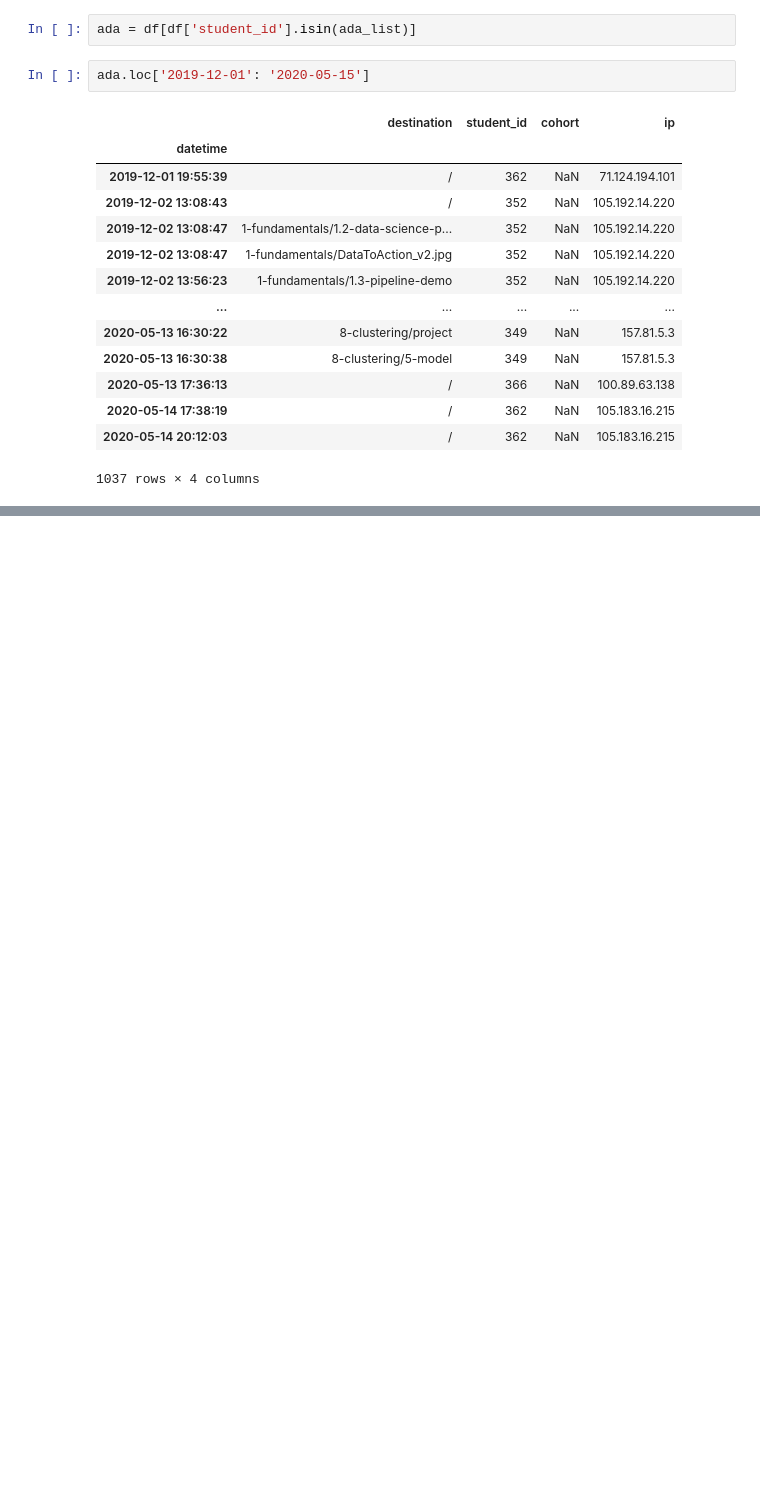
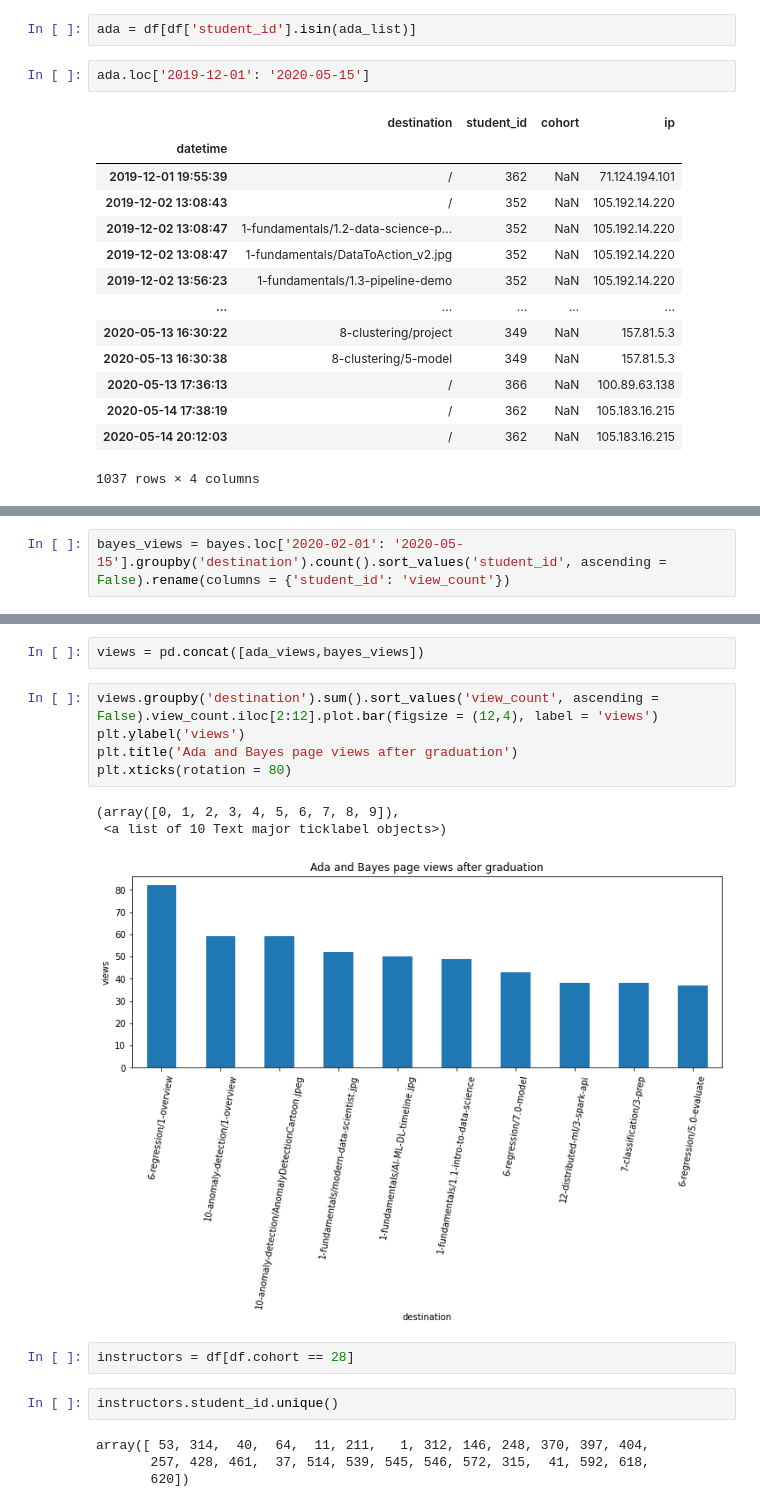
Before and after one commit to ravinder79/anomaly_detection, a Jupyter notebook: time_series_anomaly_detection.ipynb, the cells around one changed output, grey strips where cells are left out. Cells and saved outputs as stored; diff of their text form; blank space fills up the shorter version.

```diff
--- a/time_series_anomaly_detection.ipynb
+++ b/time_series_anomaly_detection.ipynb
@@ -235,0 +271,2 @@ plt.show()
+# %%
+bayes_views = bayes.loc['2020-02-01': '2020-05-15'].groupby('destination').count().sort_values('student_id', ascending = False).rename(columns = {'student_id': 'view_count'})
@@ -235,0 +290,19 @@ plt.show()
+# %%
+views = pd.concat([ada_views,bayes_views])
+# %%
+views.groupby('destination').sum().sort_values('view_count', ascending = False).view_count.iloc[2:12].plot.bar(figsize = (12,4), label = 'views')
+plt.ylabel('views')
+plt.title('Ada and Bayes page views after graduation')
+plt.xticks(rotation = 80)
+# %% [output]
+(array([0, 1, 2, 3, 4, 5, 6, 7, 8, 9]),
+ <a list of 10 Text major ticklabel objects>)
+[figure, added]
+# %%
+instructors = df[df.cohort == 28]
+# %%
+instructors.student_id.unique()
+# %% [output]
+array([ 53, 314,  40,  64,  11, 211,   1, 312, 146, 248, 370, 397, 404,
+       257, 428, 461,  37, 514, 539, 545, 546, 572, 315,  41, 592, 618,
+       620])
```
Also changed, not shown: parts of 41 cells of this notebook.
